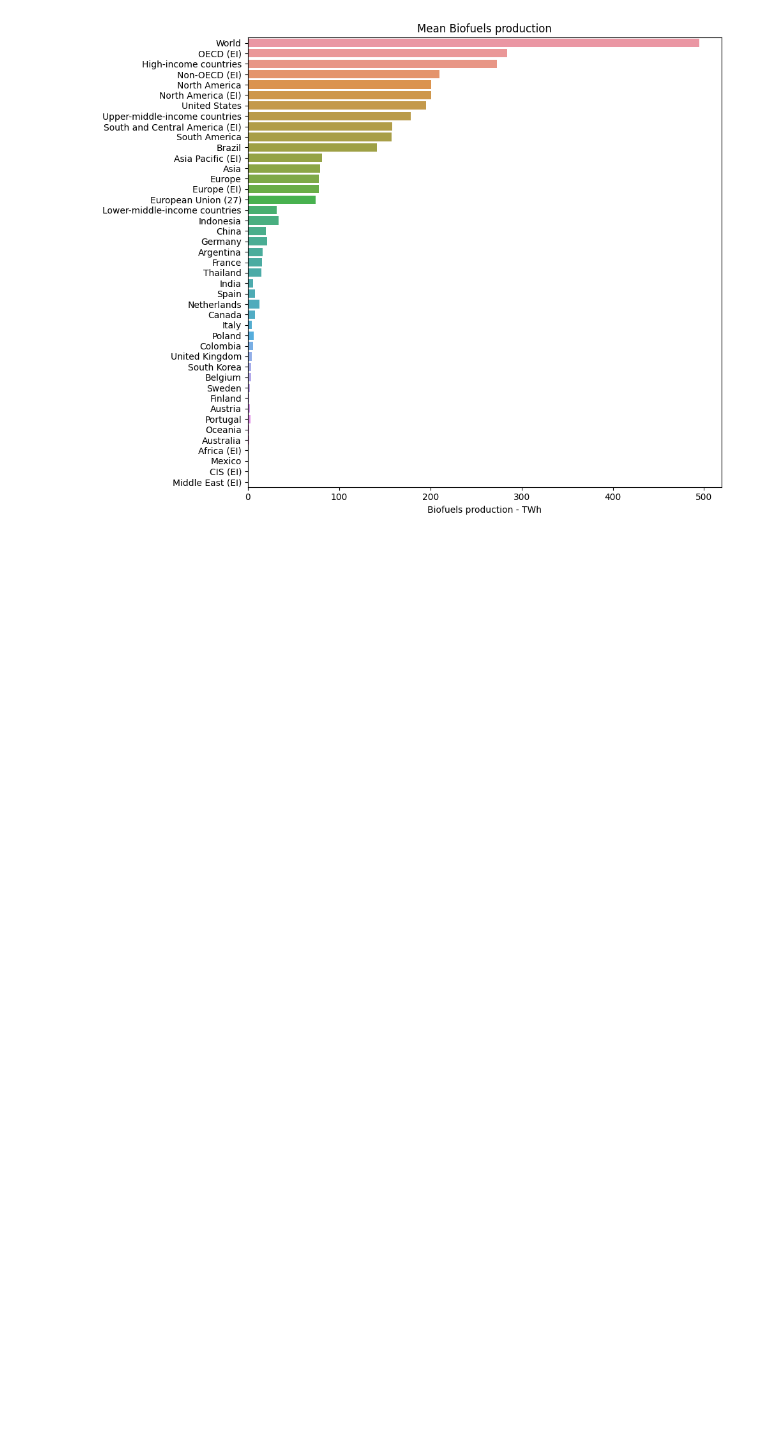
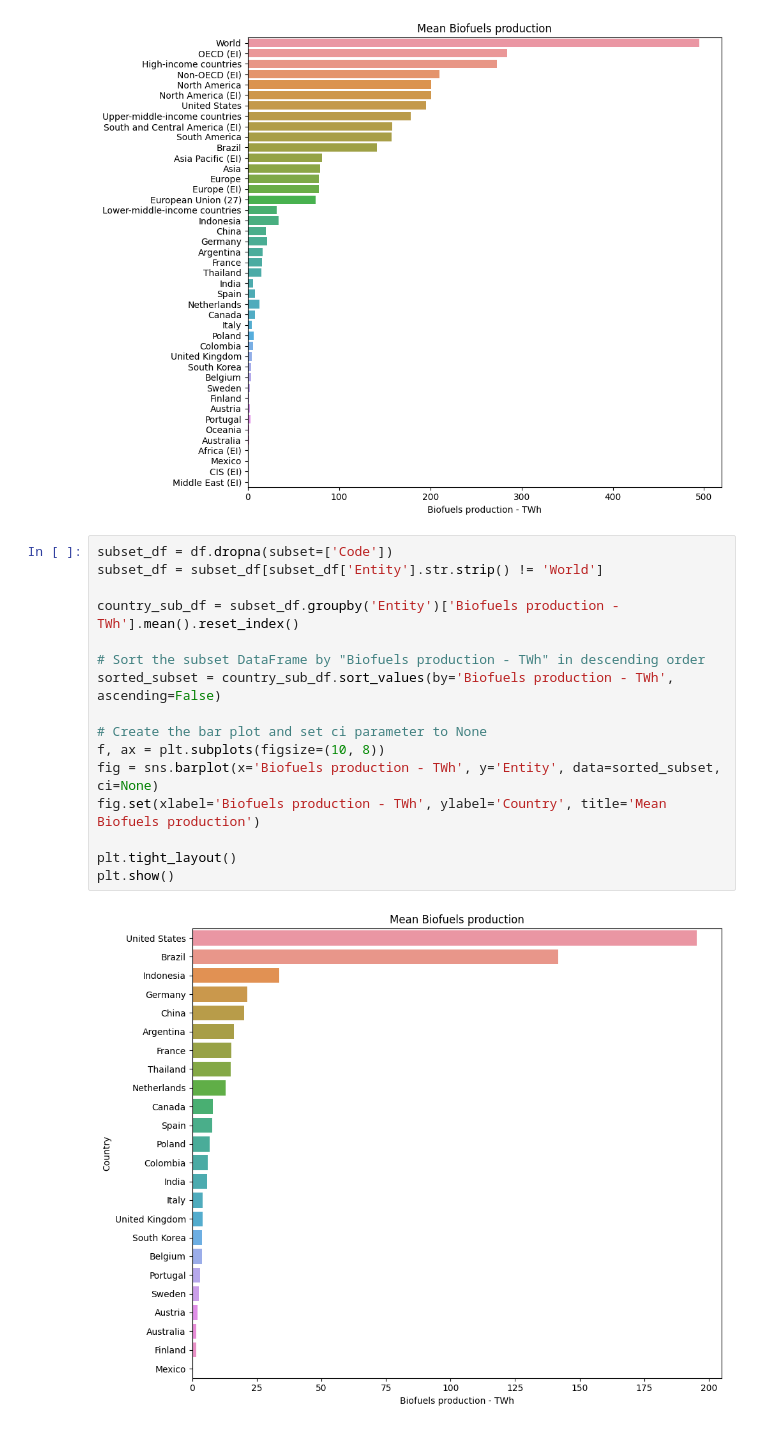
Before and after one commit to erirosv/DataScience, a Jupyter notebook: kaggle/renewable_energy_share/notebooks/data_exploration/biofule_production.ipynb, the cells around one changed output. Cells and saved outputs as stored; diff of their text form; blank space fills up the shorter version.

Commit message:
playing around with the different plots

```diff
--- a/kaggle/renewable_energy_share/notebooks/data_exploration/biofule_production.ipynb
+++ b/kaggle/renewable_energy_share/notebooks/data_exploration/biofule_production.ipynb
@@ -70,3 +70,21 @@ plt.tight_layout()
 plt.show()
 # %% [output]
 [figure]
+# %%
+subset_df = df.dropna(subset=['Code'])
+subset_df = subset_df[subset_df['Entity'].str.strip() != 'World']
+
+country_sub_df = subset_df.groupby('Entity')['Biofuels production - TWh'].mean().reset_index()
+
+# Sort the subset DataFrame by "Biofuels production - TWh" in descending order
+sorted_subset = country_sub_df.sort_values(by='Biofuels production - TWh', ascending=False)
+
+# Create the bar plot and set ci parameter to None
+f, ax = plt.subplots(figsize=(10, 8))
+fig = sns.barplot(x='Biofuels production - TWh', y='Entity', data=sorted_subset, ci=None)
+fig.set(xlabel='Biofuels production - TWh', ylabel='Country', title='Mean Biofuels production')
+
+plt.tight_layout()
+plt.show()
+# %% [output]
+[figure, added]
```
